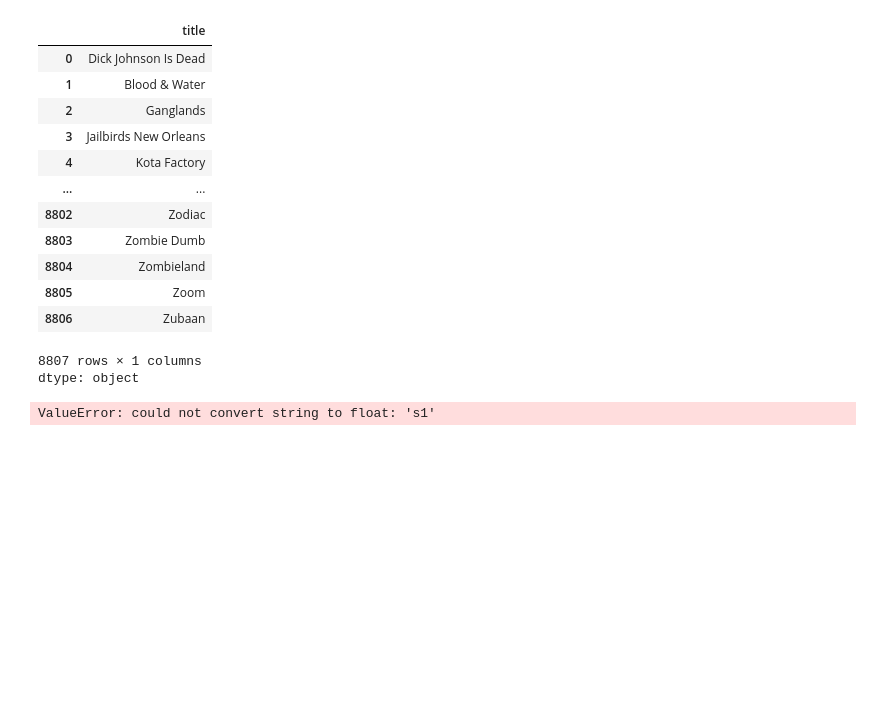
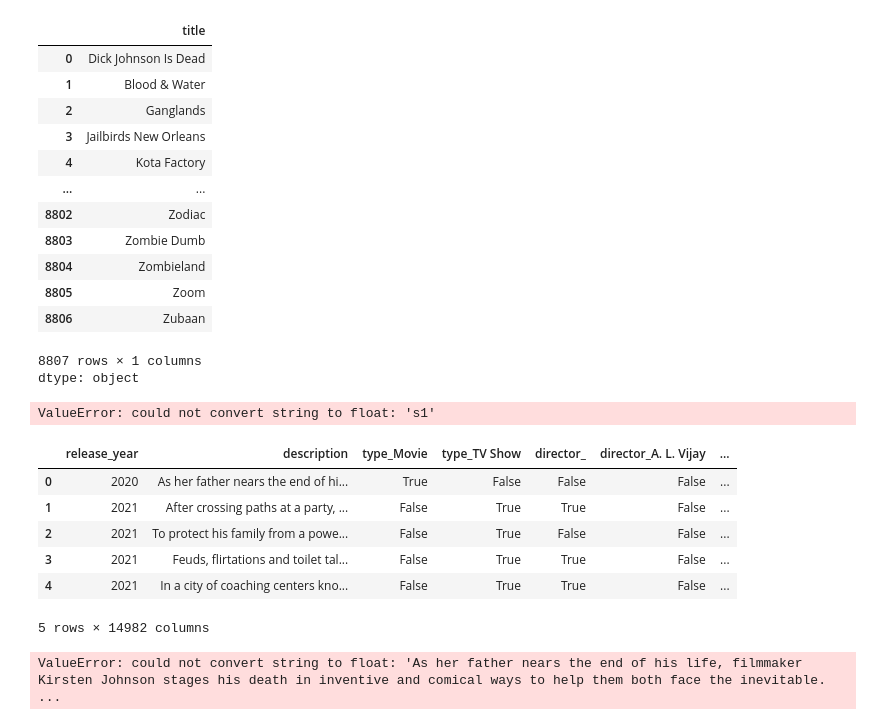
Before and after one commit to HromovAndrey/II_mood_7_part_3, a Jupyter notebook: Практична_recommendation_system2.ipynb, the cells around one changed output. Saved outputs shown, nothing was run; the diff lists cells and outputs as text; code cells hidden in the pictures; blank space fills up the shorter version.

```diff
--- a/Практична_recommendation_system2.ipynb
+++ b/Практична_recommendation_system2.ipynb
@@ -116,3 +116,40 @@ for title in user_titles:
 list(final_titles.nlargest(k).index)
 # %%
 final_titles
+# %%
+import pandas as pd
+from sklearn.metrics import pairwise_distances
+
+# Загрузка данных
+df = pd.read_csv("https://raw.githubusercontent.com/HalyshAnton/IT-Step-Pyton-AI/main/module7/data/netflix_titles.csv")
+
+# Удаляем ненужные столбцы
+df.drop(columns=['listed_in', 'show_id'], inplace=True)
+
+# Заполнение пропущенных значений пустыми строками
+df.fillna('', inplace=True)
+
+# Преобразование категориальных данных в числовые с помощью метода get_dummies
+data_encoded = pd.get_dummies(df.drop(columns=['title']), columns=['type', 'director', 'cast', 'country', 'date_added', 'rating', 'duration'])
+
+# Проверка преобразованных данных
+data_encoded.head()
+# %% [output]
+|  | release_year | description | type_Movie | type_TV Show | director_ | director_A. L. Vijay | ... |
+| 0 | 2020 | As her father nears the end of hi... | True | False | False | False | ... |
+| 1 | 2021 | After crossing paths at a party, ... | False | True | True | False | ... |
+| 2 | 2021 | To protect his family from a powe... | False | True | False | False | ... |
+| 3 | 2021 | Feuds, flirtations and toilet tal... | False | True | True | False | ... |
+| 4 | 2021 | In a city of coaching centers kno... | False | True | True | False | ... |
+5 rows × 14982 columns
+# %%
+# Расчёт косинусной схожести
+sim_matrix = pairwise_distances(data_encoded.values, data_encoded.values, metric='cosine')
+
+# Преобразование матрицы схожести в DataFrame
+df_sim = pd.DataFrame(sim_matrix, columns=df['title'], index=df['title'])
+
+# Просмотр первых строк матрицы
+df_sim.head()
+# %% [output]
+ValueError: could not convert string to float: 'As her father nears the end of his life, filmmaker Kirsten Johnson stages his death in inventive and comical ways to help them both face the inevitable. ...
```
Also changed, not shown: parts of 4 cells of this notebook.
